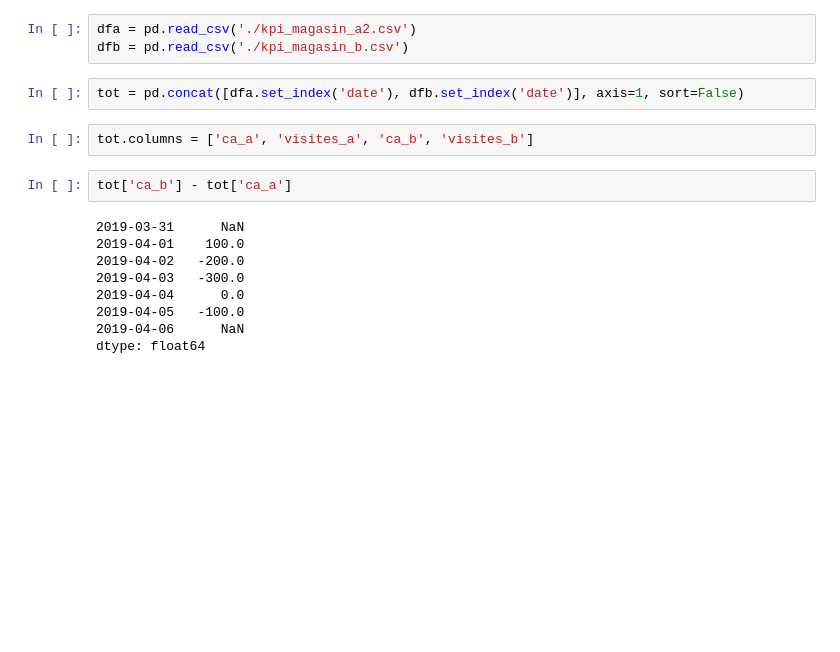
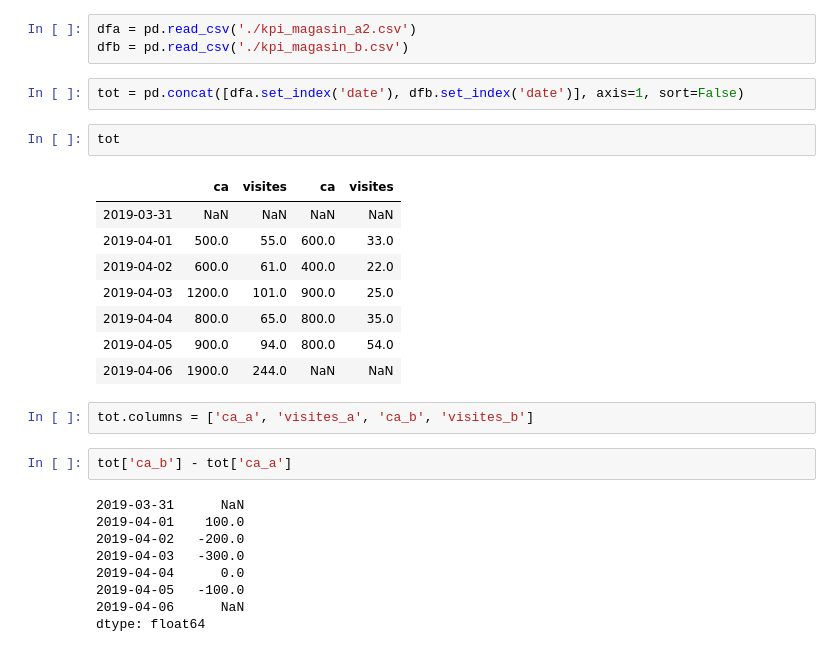
Before and after one commit to fspot/INFMDI-721, a Jupyter notebook: lesson5/lesson5-1-concat.ipynb, the cells around one changed output. Saved outputs shown, nothing was run; the diff lists cells and outputs as text; blank space fills up the shorter version.

```diff
--- a/lesson5/lesson5-1-concat.ipynb
+++ b/lesson5/lesson5-1-concat.ipynb
@@ -37,6 +67,17 @@ dfa = pd.read_csv('./kpi_magasin_a2.csv')
 dfb = pd.read_csv('./kpi_magasin_b.csv')
 # %%
 tot = pd.concat([dfa.set_index('date'), dfb.set_index('date')], axis=1, sort=False)
+# %%
+tot
+# %% [output]
+|  | ca | visites | ca | visites |
+| 2019-03-31 | NaN | NaN | NaN | NaN |
+| 2019-04-01 | 500.0 | 55.0 | 600.0 | 33.0 |
+| 2019-04-02 | 600.0 | 61.0 | 400.0 | 22.0 |
+| 2019-04-03 | 1200.0 | 101.0 | 900.0 | 25.0 |
+| 2019-04-04 | 800.0 | 65.0 | 800.0 | 35.0 |
+| 2019-04-05 | 900.0 | 94.0 | 800.0 | 54.0 |
+| 2019-04-06 | 1900.0 | 244.0 | NaN | NaN |
 # %%
 tot.columns = ['ca_a', 'visites_a', 'ca_b', 'visites_b']
 # %%
```
Also changed, not shown: parts of 6 cells of this notebook, 4 other files.
